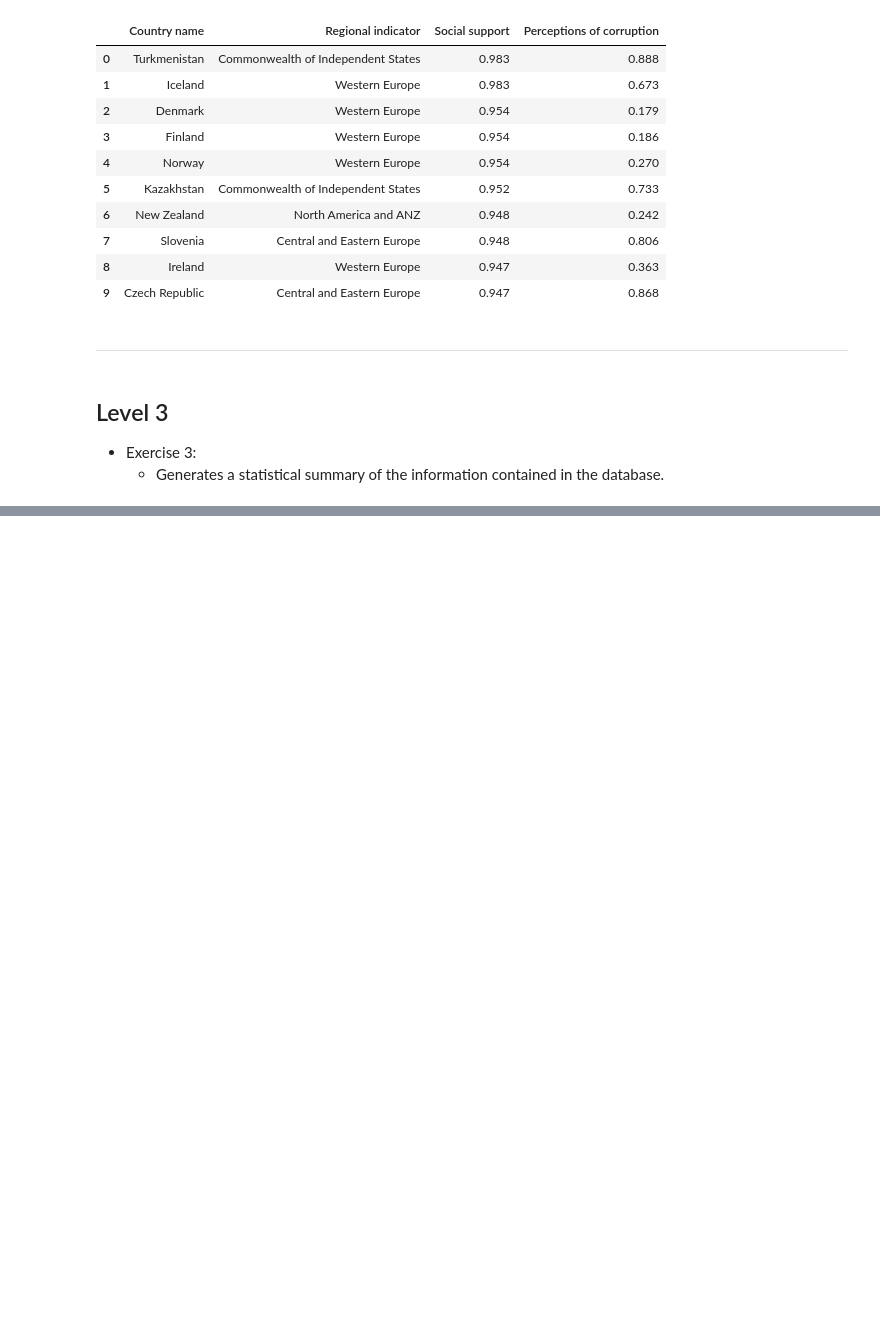
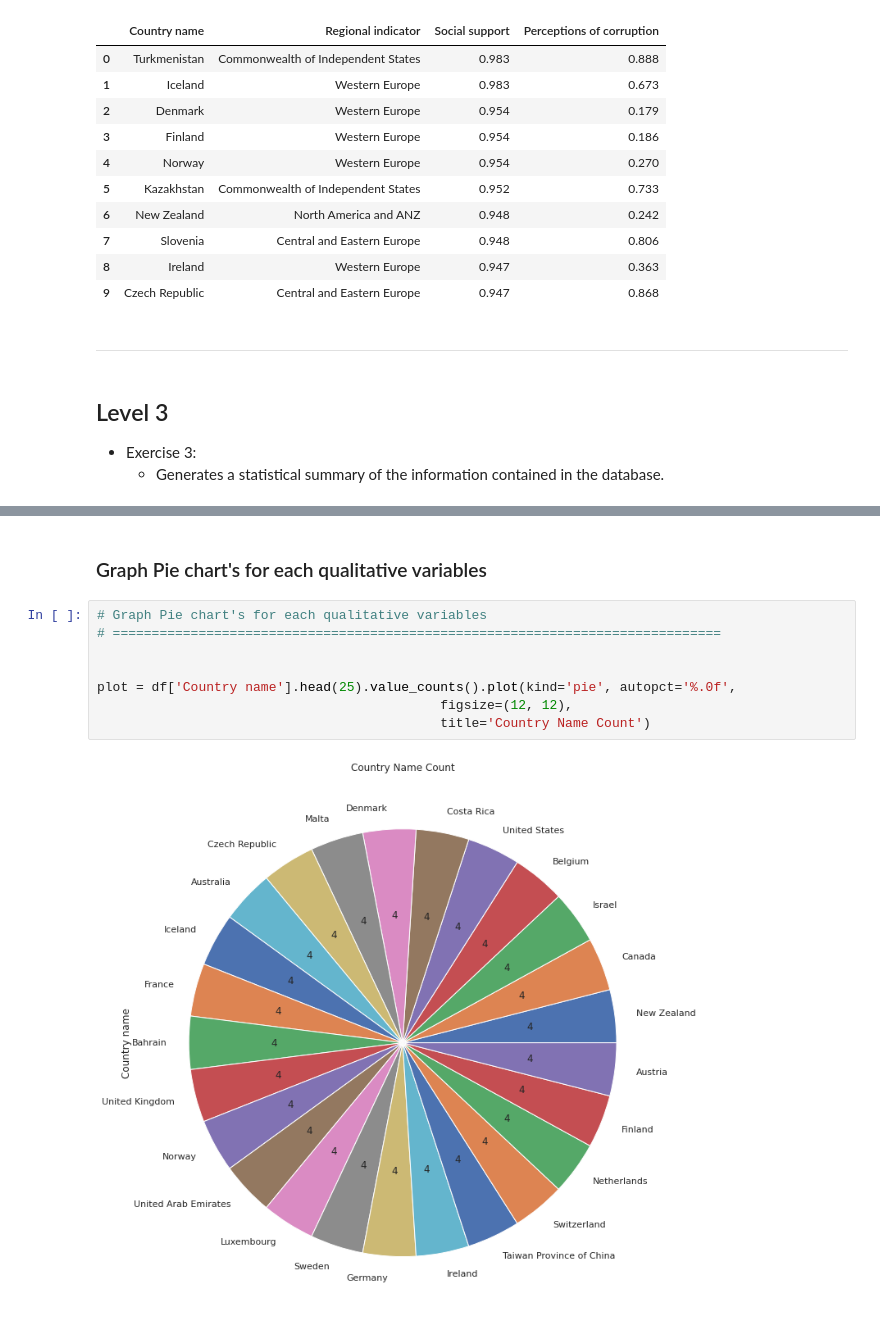
Before and after one commit to jesussantana/NoSQL-Database, a Jupyter notebook: notebooks/S18_T01_NoSQL_Database.ipynb, the cells around one changed output, grey strips where cells are left out. Saved outputs shown, nothing was run; the diff lists cells and outputs as text; blank space fills up the shorter version.

```diff
--- a/notebooks/S18_T01_NoSQL_Database.ipynb
+++ b/notebooks/S18_T01_NoSQL_Database.ipynb
@@ -224,0 +501,12 @@ df_Support_Corruption
+# %% [markdown]
+### Graph Pie chart's for each qualitative variables
+# %%
+# Graph Pie chart's for each qualitative variables
+# ==============================================================================
+
+
+plot = df['Country name'].head(25).value_counts().plot(kind='pie', autopct='%.0f',
+                                            figsize=(12, 12),
+                                            title='Country Name Count')
+# %% [output]
+[figure, added]
```
Also changed, not shown: parts of 25 cells of this notebook, 3 other files.
